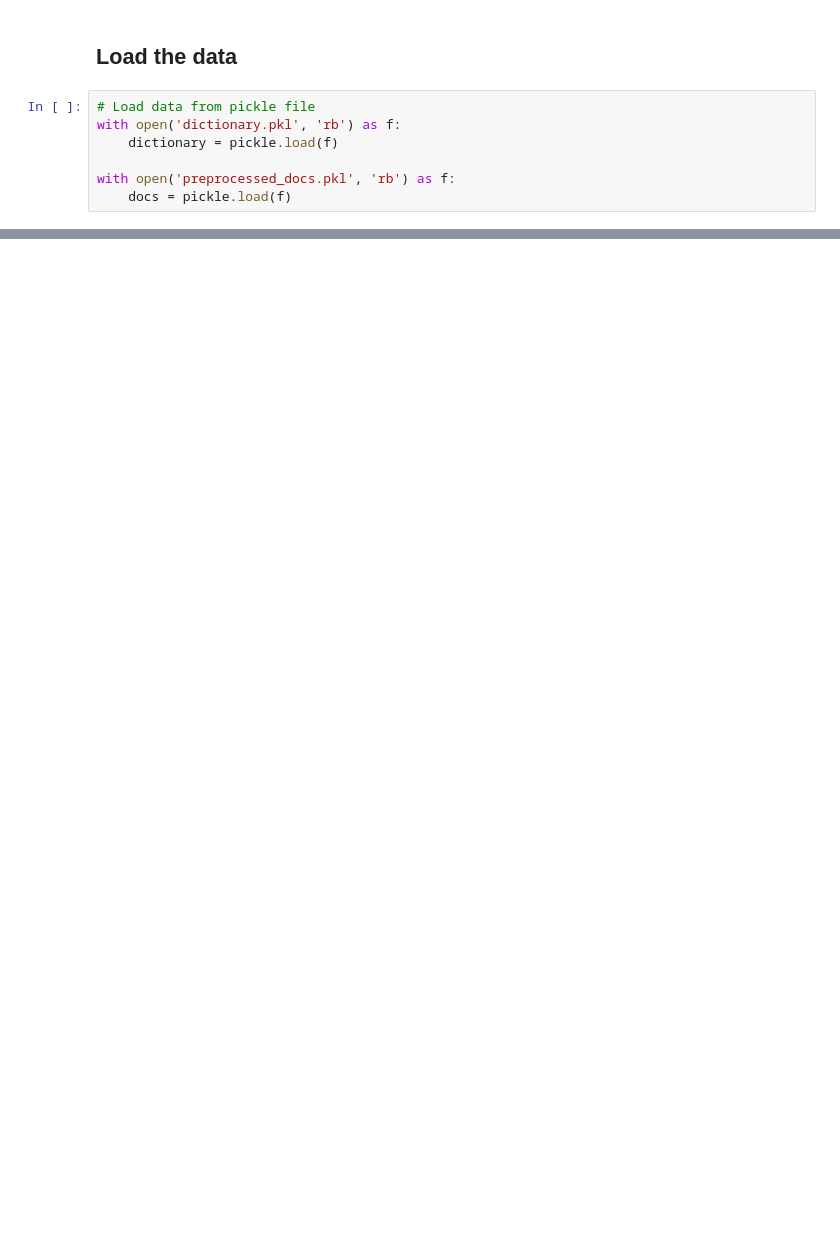
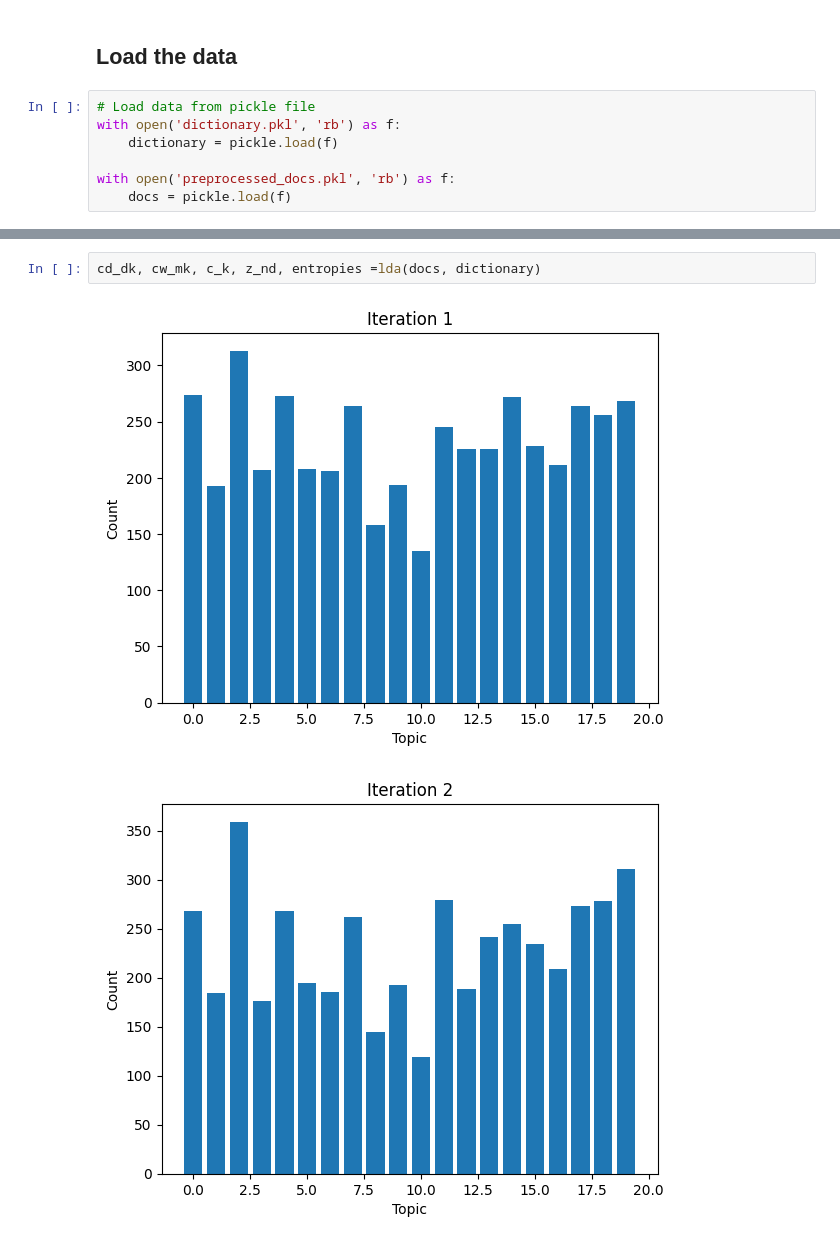
Before and after one commit to HMkrtich/UnSupNLP, a Jupyter notebook: LDA.ipynb, the cells around one changed output, grey strips where cells are left out. Cells and saved outputs as stored; diff of their text form; blank space fills up the shorter version.

```diff
--- a/LDA.ipynb
+++ b/LDA.ipynb
@@ -169,0 +247,5 @@ Note: you may need to restart the kernel to use updated packages.
+# %%
+cd_dk, cw_mk, c_k, z_nd, entropies =lda(docs, dictionary)
+# %% [output]
+[figure, added]
+[figure, added]
```
Also changed, not shown: parts of 27 cells of this notebook, 9 other files.
